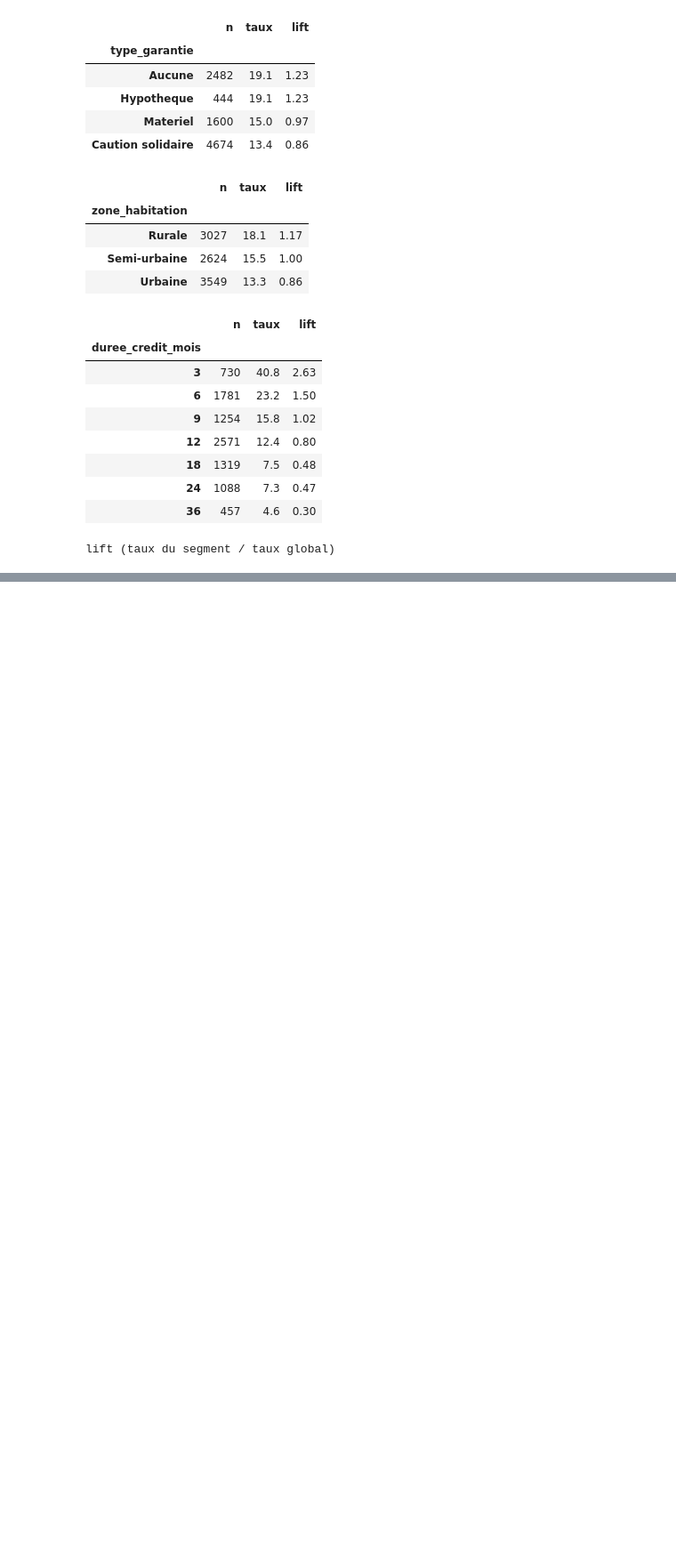
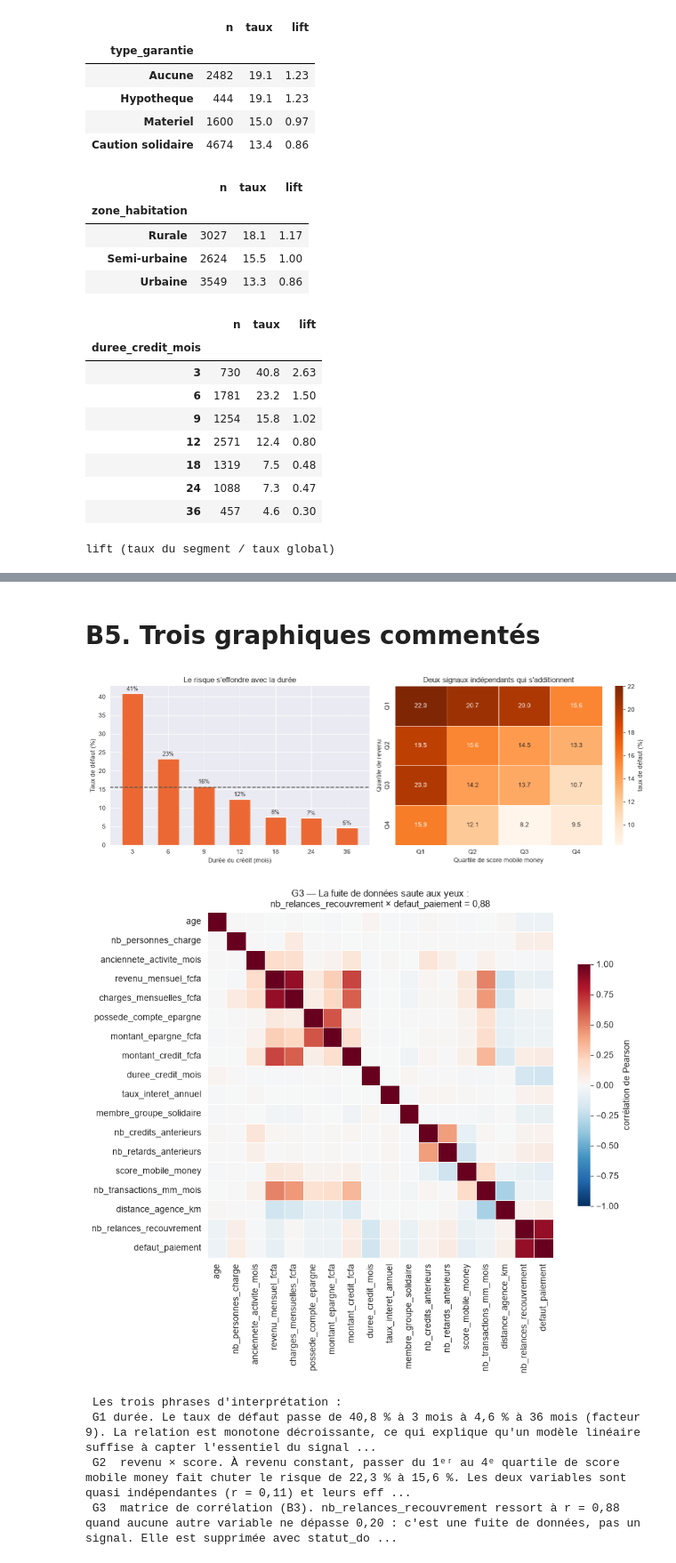
Before and after one commit to perrin1/scoring_credit, a Jupyter notebook: notebook/scoring.ipynb, the cells around one changed output, grey strips where cells are left out. Shown at 89% size. Cells and saved outputs as stored; diff of their text form; code cells hidden in the pictures; blank space fills up the shorter version.

```diff
--- a/notebook/scoring.ipynb
+++ b/notebook/scoring.ipynb
@@ -562,0 +641,18 @@ lift (taux du segment / taux global)
+# %%
+
+
+print("corr(score_mm, revenu) =", round(df.score_mobile_money.corr(df.revenu_mensuel_fcfa), 3))
+
+pipe = lambda: make_pipeline(SimpleImputer(strategy="median"), StandardScaler(),
+                             LogisticRegression(max_iter=1000, class_weight="balanced"))
+for nom, cols in [("revenu seul", ["revenu_mensuel_fcfa"]),
+                  ("score seul", ["score_mobile_money"]),
+                  ("revenu + score", ["revenu_mensuel_fcfa", "score_mobile_money"])]:
+    s = cross_val_score(pipe(), df[cols], df.defaut_paiement, cv=5, scoring="roc_auc")
+    print(f"{nom:<16} AUC {s.mean():.4f} +/- {s.std():.4f}")
+
+# Croisement quartile de revenu x quartile de score
+d = df.dropna(subset=["revenu_mensuel_fcfa", "score_mobile_money"]).copy()
+d["qrev"] = pd.qcut(d.revenu_mensuel_fcfa, 4, labels=["Q1", "Q2", "Q3", "Q4"])
+d["qmm"]  = pd.qcut(d.score_mobile_money, 4, labels=["Q1", "Q2", "Q3", "Q4"])
+display((pd.crosstab(d.qrev, d.qmm, values=d.defaut_paiement, aggfunc="mean") * 100).round(1))
@@ -562,0 +670,57 @@ lift (taux du segment / taux global)
+# %% [markdown]
+# B5. Trois graphiques commentés
+# %%
+SAIN, DEFAUT = "#2a78d6", "#eb6834"
+
+fig, axes = plt.subplots(1, 2, figsize=(13, 4.5))
+
+# G1 : taux de defaut par duree (le signal le plus fort du jeu)
+t = df.groupby("duree_credit_mois").defaut_paiement.mean() * 100
+axes[0].bar(t.index.astype(str), t.values, color=DEFAUT, width=.6)
+axes[0].axhline(df.defaut_paiement.mean() * 100, ls="--", lw=1.5, color="#52514e")
+axes[0].set(xlabel="Durée du crédit (mois)", ylabel="Taux de défaut (%)",
+            title="Le risque s'effondre avec la durée")
+for i, v in enumerate(t.values):
+    axes[0].text(i, v + .8, f"{v:.0f}%", ha="center", fontsize=9)
+
+# G2 : revenu x score mobile money
+piv = pd.crosstab(d.qrev, d.qmm, values=d.defaut_paiement, aggfunc="mean") * 100
+sn.heatmap(piv, annot=True, fmt=".1f", cmap="Oranges", ax=axes[1],
+            cbar_kws={"label": "taux de défaut (%)"}, linewidths=.5)
+axes[1].set(xlabel="Quartile de score mobile money", ylabel="Quartile de revenu",
+            title="Deux signaux indépendants qui s'additionnent")
+
+for ax in axes: ax.spines[["top", "right"]].set_visible(False)
+fig.tight_layout(); plt.savefig("../reports/b5_graphiques.png", dpi=150, bbox_inches="tight")
+
+
+# G3 : matrice de correlation AVANT suppression des colonnes de fuite
+brut = pd.read_csv("../data/credits_microfinance.csv").drop_duplicates()
+brut["revenu_mensuel_fcfa"] = brut["revenu_mensuel_fcfa"].replace(-999, np.nan)
+brut.loc[brut.revenu_mensuel_fcfa > 2e6, "revenu_mensuel_fcfa"] /= 1000
+brut["age"] = brut["age"].replace(-1, np.nan)
+brut["distance_agence_km"] = brut["distance_agence_km"].replace(9999, np.nan)
+
+corr = brut.select_dtypes(include=[np.number]).corr()
+
+fig, ax = plt.subplots(figsize=(10, 8))
+sn.heatmap(corr, cmap="RdBu_r", center=0, vmin=-1, vmax=1, square=True,
+            linewidths=.5, cbar_kws={"shrink": .7, "label": "corrélation de Pearson"}, ax=ax)
+ax.set_title("G3 — La fuite de données saute aux yeux :\n"
+             "nb_relances_recouvrement × defaut_paiement = 0,88", fontsize=11)
+fig.tight_layout()
+fig.savefig("../reports/g3_correlation.png", dpi=150, bbox_inches="tight")
+plt.show()
+
+
+print(" Les trois phrases d'interprétation : \n "
+      "G1 durée. Le taux de défaut passe de 40,8 % à 3 mois à 4,6 % à 36 mois (facteur 9). La relation est monotone décroissante, ce qui explique qu'un modèle linéaire suffise à capter l'essentiel du signal. Attention au sens : la durée courte est un proxy de fragilité (petits crédits d'urgence), pas une cause de défaut.  \n "
+      "G2  revenu × score. À revenu constant, passer du 1ᵉʳ au 4ᵉ quartile de score mobile money fait chuter le risque de 22,3 % à 15,6 %. Les deux variables sont quasi indépendantes (r = 0,11) et leurs effets s'additionnent : le score apporte bien une information que le revenu déclaré ne contient pas.  \n "
+      "G3  matrice de corrélation (B3). nb_relances_recouvrement ressort à r = 0,88 quand aucune autre variable ne dépasse 0,20 : c'est une fuite de données, pas un signal. Elle est supprimée avec statut_dossier, dont le croisement montre une correspondance parfaite avec la cible. ")
+# %% [output]
+[figure, added]
+[figure, added]
+ Les trois phrases d'interprétation :
+ G1 durée. Le taux de défaut passe de 40,8 % à 3 mois à 4,6 % à 36 mois (facteur 9). La relation est monotone décroissante, ce qui explique qu'un modèle linéaire suffise à capter l'essentiel du signal ...
+ G2  revenu × score. À revenu constant, passer du 1ᵉʳ au 4ᵉ quartile de score mobile money fait chuter le risque de 22,3 % à 15,6 %. Les deux variables sont quasi indépendantes (r = 0,11) et leurs eff ...
+ G3  matrice de corrélation (B3). nb_relances_recouvrement ressort à r = 0,88 quand aucune autre variable ne dépasse 0,20 : c'est une fuite de données, pas un signal. Elle est supprimée avec statut_do ...
```
Also changed, not shown: parts of 7 cells of this notebook, 4 other files.
